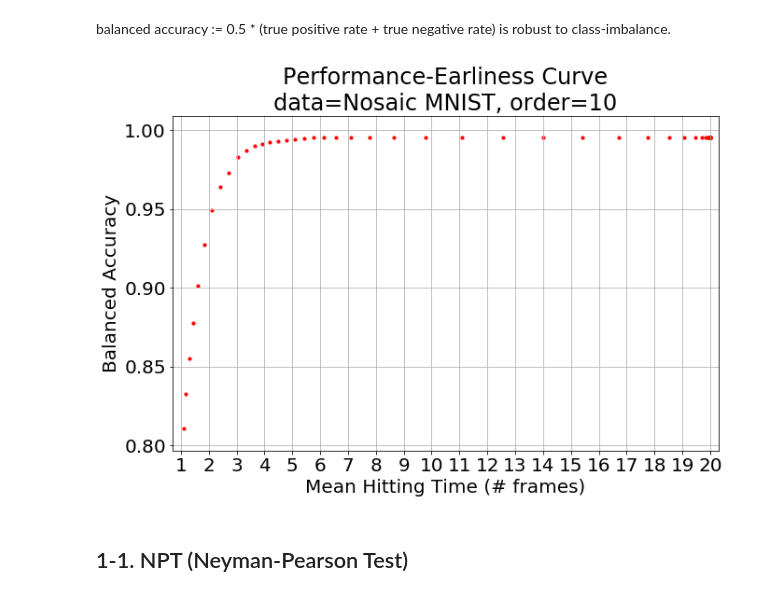
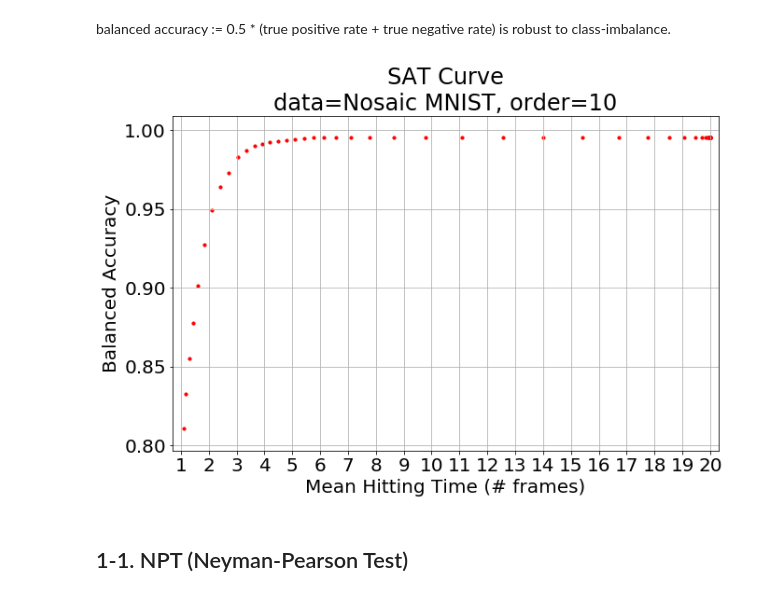
Before and after one commit to TaikiMiyagawa/SPRT-TANDEM, a Jupyter notebook: plot_SAT_curve.ipynb, the cells around one changed output. Cells and saved outputs as stored; diff of their text form; code cells hidden in the pictures.

Commit message:
Updated result figures.

```diff
--- a/plot_SAT_curve.ipynb
+++ b/plot_SAT_curve.ipynb
@@ -185,39 +186,39 @@ x = list_mht
 y = list_bac
 name_dataset = "Nosaic MNIST"
 
-title = "Performance-Earliness Curve\ndata={}, order={}".format(name_dataset, order_sprt)
+title = "SAT Curve\ndata={}, order={}".format(name_dataset, order_sprt)
 xlabel = "Mean Hitting Time (# frames)"
 ylabel = "Balanced Accuracy"
 
 # Plot
 plt.rcParams["font.size"] = 20
 plt.figure(figsize=(10,7))
 
 plt.scatter(
     x, y,
     s=10,
     color="red",
     marker='o',
     vmin=None,
     vmax=None,
     alpha=None,
     linewidths=None,
     edgecolors=None
     )
 
 plt.xlabel(xlabel)
 plt.ylabel(ylabel)
 #plt.xscale("log")
 plt.grid(True)
 plt.title(title)
 plt.xticks([i for i in range(1, duration + 1)])
 plt.xlim(0.7, duration+0.3)
 plt.tight_layout()
 
 # Save figure
 #plt.savefig(***)
 # %% [output]
-[figure, old version]
+[figure, new version]
 # %% [markdown]
 ## 1-1. NPT (Neyman-Pearson Test)
 # %%
```
Also changed, not shown: parts of 5 cells of this notebook, 2 other files.
